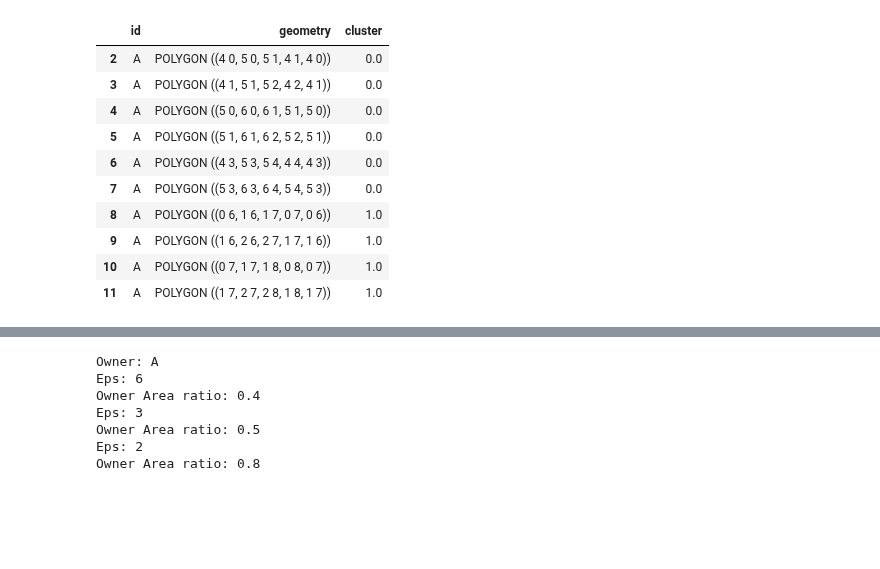
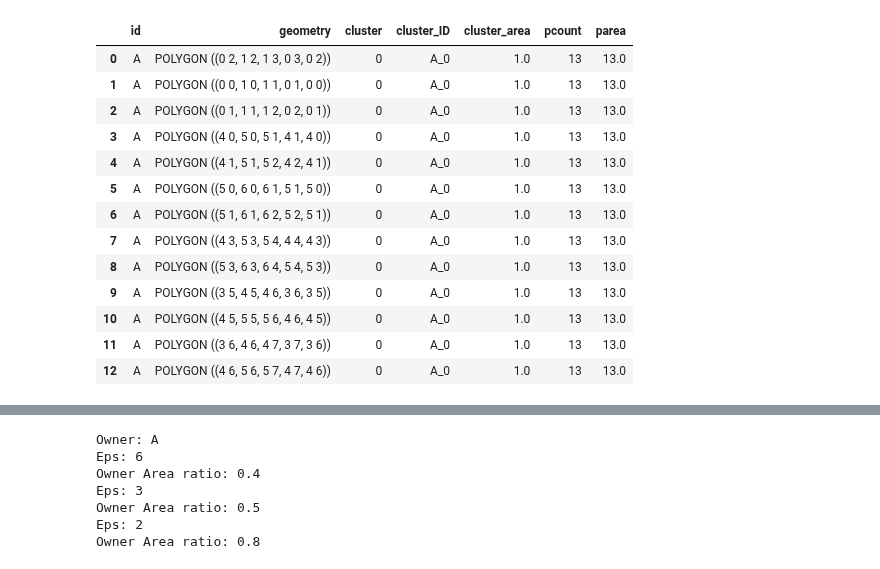
Before and after one commit to abreunig-clgx/superparcels, a Jupyter notebook: clustering/mre/multistep_eps.ipynb, the cells around one changed output, grey strips where cells are left out. Drawn from its saved outputs; the diff is of its cells as text; code cells hidden in the pictures; blank space fills up the shorter version.

```diff
--- a/clustering/mre/multistep_eps.ipynb
+++ b/clustering/mre/multistep_eps.ipynb
@@ -19,6 +20,7 @@ import os
 sys.path.append(os.path.abspath(os.path.join(os.path.dirname(os.getcwd()), '..', 'src')))
 from sp_geoprocessing import cluster, superparcels, utils
 # %%
+p0 = Polygon(origin=(0,2), size=(1,1), data={'id': 'A'})
 p1 = Polygon(origin=(0,0), size=(1,1), data={'id': 'A'})
 p2 = Polygon(origin=(1,0), size=(1,1), data={'id': 'B'})
 p3 = Polygon(origin=(0,1), size=(1,1), data={'id': 'A'})
@@ -33,12 +35,19 @@ p9 = Polygon(origin=(4,3), size=(1,1), data={'id': 'A'})
 p10 = Polygon(origin=(5,3), size=(1,1), data={'id': 'A'})
 
 # top As
-p11 = Polygon(origin=(0,6), size=(1,1), data={'id': 'A'})
-p12 = Polygon(origin=(1,6), size=(1,1), data={'id': 'A'})
-p13 = Polygon(origin=(0,7), size=(1,1), data={'id': 'A'})
-p14 = Polygon(origin=(1,7), size=(1,1), data={'id': 'A'})
+p11 = Polygon(origin=(3,5), size=(1,1), data={'id': 'A'})
+p12 = Polygon(origin=(4,5), size=(1,1), data={'id': 'A'})
+p13 = Polygon(origin=(3,6), size=(1,1), data={'id': 'A'})
+p14 = Polygon(origin=(4,6), size=(1,1), data={'id': 'A'})
 
-p_list = [p1, p2, p3, p4, p5, p6, p7, p8, p9, p10, p11, p12, p13, p14]
+# outlier As
+p15 = Polygon(origin=(0,5), size=(1,1), data={'id': 'A'})
+
+pcomplex = Polygon(coords=[(0,4), (1.2, 6.5), (2, 8), (0.5, 8)])
+envelope = Polygon(coords=pcomplex.geometry.envelope.buffer(2).exterior.coords)
+#mbox = Polygon(coords=pcomplex.geometry.minimum_rotated_rectangle.buffer(2).exterior.coords)
+
+p_list = [p0, p1, p2, p3, p4, p5, p6, p7, p8, p9, p10, p11, p12, p13, p14, p15]
 # %%
 m = Map(title='Multi Step Clustering')
 for p in p_list:
@@ -73,10 +94,10 @@ def build_sindex_owner_clusters(df, sample_size, threshold):
     df = df.reset_index(drop=True)
     polygons = list(df.geometry)
     n = len(polygons)
-
+    print(polygons)
     # Build a mapping from geometry identity to index for quick lookup.
     idx_map = {idx: poly for idx, poly in enumerate(polygons)}
-
+    print(idx_map)
     # Build an STRtree for all the polygons.
     tree = STRtree(polygons)
 
@@ -86,11 +107,12 @@ def build_sindex_owner_clusters(df, sample_size, threshold):
 
     # For each polygon, query candidates using a buffered envelope.
     for i, poly in enumerate(polygons):
-
+        print(i, poly)
         # Expand the polygon’s envelope by the threshold to get candidate neighbors.
-        candidates = tree.query(poly.buffer(threshold), predicate='intersects',)
+        search_box = poly.envelope.buffer(threshold)
+        candidates = tree.query(search_box, predicate='intersects',)
         # drop self-matches
-        candidates = [int(c) for c in candidates if c != i]
+        #candidates = [int(c) for c in candidates if c != i]
         print(candidates)
         if len(candidates) < sample_size:
             continue
@@ -144,14 +226,18 @@ cluster_candidates = candidate_parcels.groupby('id', group_keys=False).apply(
 # %%
-cluster_candidates
+first_pass_cc = cc.copy()
+first_pass_cc
 # %% [output]
-|  | id | geometry | cluster |
-| 2 | A | POLYGON ((4 0, 5 0, 5 1, 4 1, 4 0)) | 0.0 |
-| 3 | A | POLYGON ((4 1, 5 1, 5 2, 4 2, 4 1)) | 0.0 |
-| 4 | A | POLYGON ((5 0, 6 0, 6 1, 5 1, 5 0)) | 0.0 |
-| 5 | A | POLYGON ((5 1, 6 1, 6 2, 5 2, 5 1)) | 0.0 |
-| 6 | A | POLYGON ((4 3, 5 3, 5 4, 4 4, 4 3)) | 0.0 |
-| 7 | A | POLYGON ((5 3, 6 3, 6 4, 5 4, 5 3)) | 0.0 |
-| 8 | A | POLYGON ((0 6, 1 6, 1 7, 0 7, 0 6)) | 1.0 |
-| 9 | A | POLYGON ((1 6, 2 6, 2 7, 1 7, 1 6)) | 1.0 |
-| 10 | A | POLYGON ((0 7, 1 7, 1 8, 0 8, 0 7)) | 1.0 |
-| 11 | A | POLYGON ((1 7, 2 7, 2 8, 1 8, 1 7)) | 1.0 |
+|  | id | geometry | cluster | cluster_ID | cluster_area | pcount | parea |
+| 0 | A | POLYGON ((0 2, 1 2, 1 3, 0 3, 0 2)) | 0 | A_0 | 1.0 | 13 | 13.0 |
+| 1 | A | POLYGON ((0 0, 1 0, 1 1, 0 1, 0 0)) | 0 | A_0 | 1.0 | 13 | 13.0 |
+| 2 | A | POLYGON ((0 1, 1 1, 1 2, 0 2, 0 1)) | 0 | A_0 | 1.0 | 13 | 13.0 |
+| 3 | A | POLYGON ((4 0, 5 0, 5 1, 4 1, 4 0)) | 0 | A_0 | 1.0 | 13 | 13.0 |
+| 4 | A | POLYGON ((4 1, 5 1, 5 2, 4 2, 4 1)) | 0 | A_0 | 1.0 | 13 | 13.0 |
+| 5 | A | POLYGON ((5 0, 6 0, 6 1, 5 1, 5 0)) | 0 | A_0 | 1.0 | 13 | 13.0 |
+| 6 | A | POLYGON ((5 1, 6 1, 6 2, 5 2, 5 1)) | 0 | A_0 | 1.0 | 13 | 13.0 |
+| 7 | A | POLYGON ((4 3, 5 3, 5 4, 4 4, 4 3)) | 0 | A_0 | 1.0 | 13 | 13.0 |
+| 8 | A | POLYGON ((5 3, 6 3, 6 4, 5 4, 5 3)) | 0 | A_0 | 1.0 | 13 | 13.0 |
+| 9 | A | POLYGON ((3 5, 4 5, 4 6, 3 6, 3 5)) | 0 | A_0 | 1.0 | 13 | 13.0 |
+| 10 | A | POLYGON ((4 5, 5 5, 5 6, 4 6, 4 5)) | 0 | A_0 | 1.0 | 13 | 13.0 |
+| 11 | A | POLYGON ((3 6, 4 6, 4 7, 3 7, 3 6)) | 0 | A_0 | 1.0 | 13 | 13.0 |
+| 12 | A | POLYGON ((4 6, 5 6, 5 7, 4 7, 4 6)) | 0 | A_0 | 1.0 | 13 | 13.0 |
```
Also changed, not shown: parts of 20 cells of this notebook, 3 other files.
